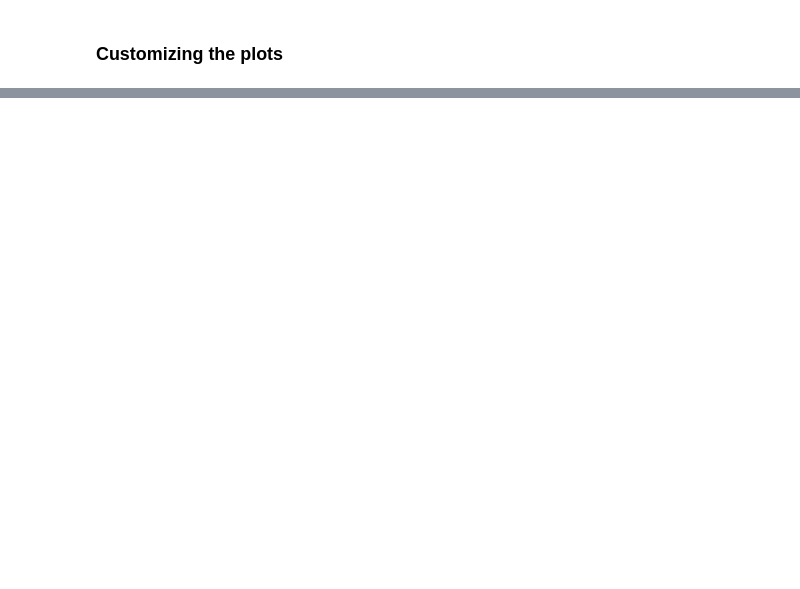
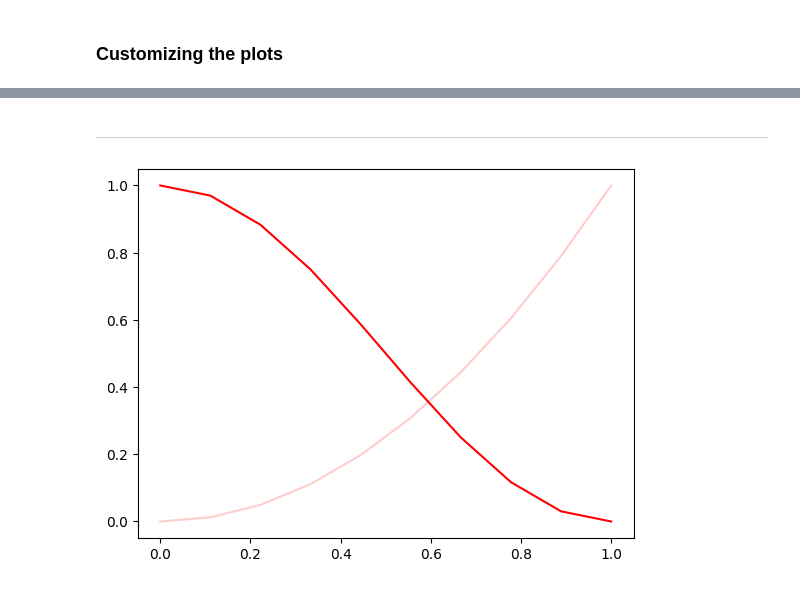
Before and after one commit to BenoitCorsini/Teaching, a Jupyter notebook: matplotlib/pyplot.ipynb, the cells around one changed output, grey strips where cells are left out. Saved outputs shown, nothing was run; the diff lists cells and outputs as text; code cells hidden in the pictures; blank space fills up the shorter version.

```diff
--- a/matplotlib/pyplot.ipynb
+++ b/matplotlib/pyplot.ipynb
@@ -17,0 +53,12 @@ plt.show()
+# %% [markdown]
+---
+# %%
+x = np.linspace(0, 1, num=10)
+cos = np.cos(np.pi*x/2)**2
+sqr = x**2
+# %%
+plt.plot(x, cos, color='red')
+plt.plot(x, sqr, c='red', alpha=0.2)
+plt.show()
+# %% [output]
+[figure, added]
```
Also changed, not shown: parts of 21 cells of this notebook.
